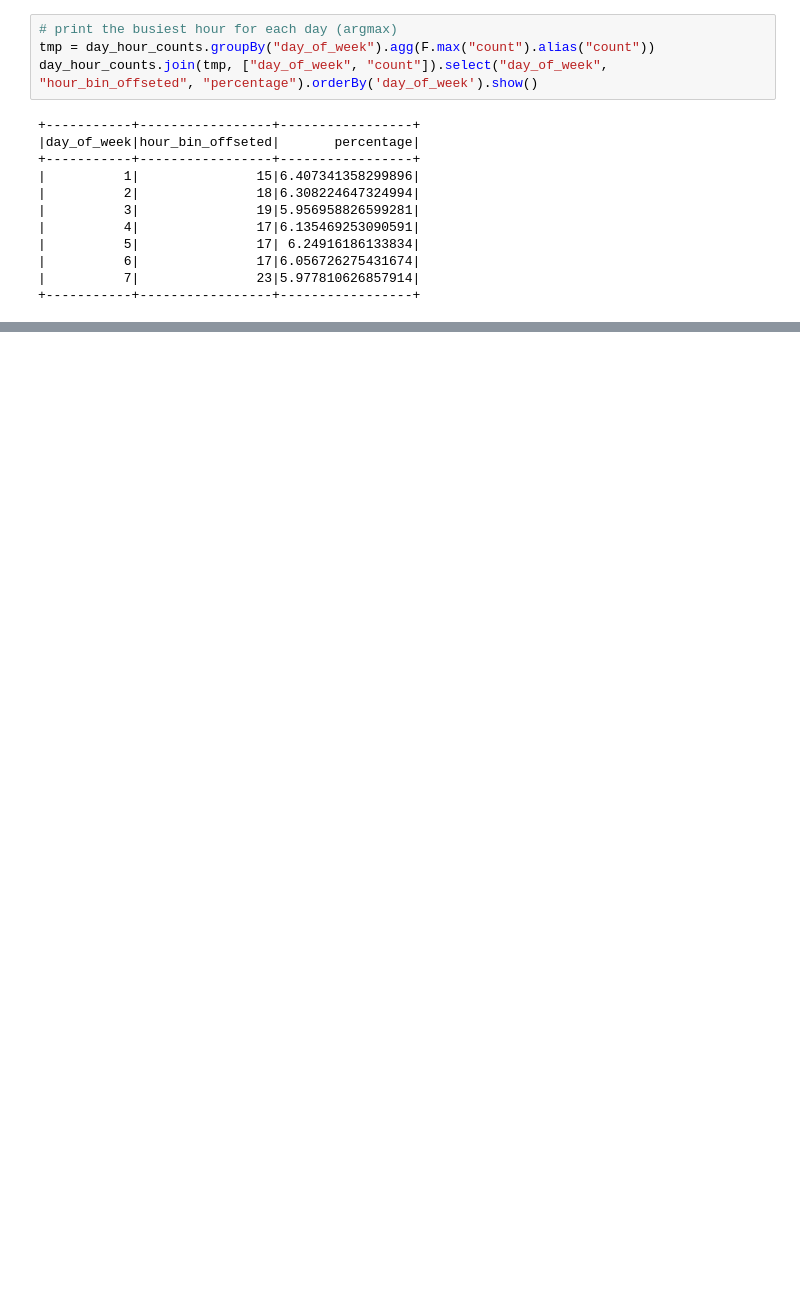
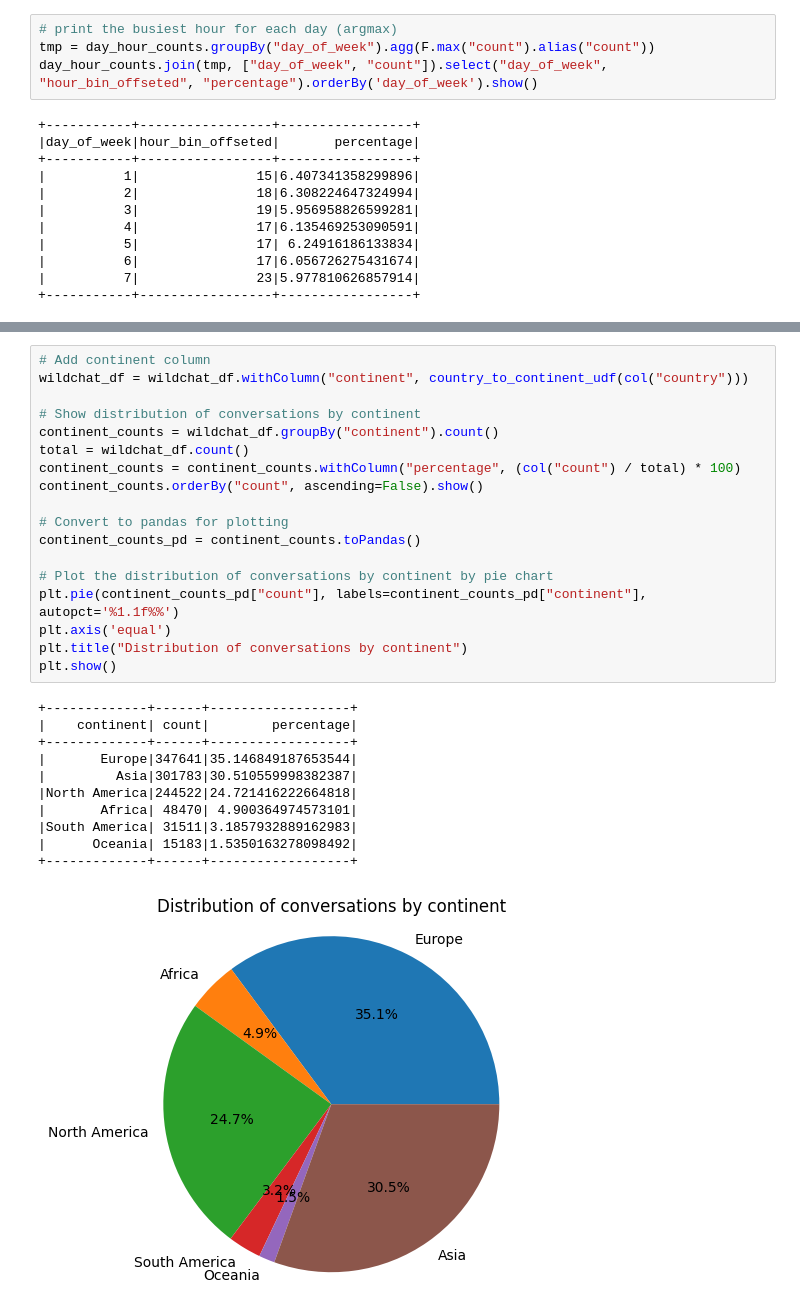
Before and after one commit to nlgkhoi/mbd-project-ut, a Jupyter notebook: khoi/notebook.ipynb, the cells around one changed output, grey strips where cells are left out. Cells and saved outputs as stored; diff of their text form; blank space fills up the shorter version.

```diff
--- a/khoi/notebook.ipynb
+++ b/khoi/notebook.ipynb
@@ -1137,0 +1244,30 @@ day_hour_counts.join(tmp, ["day_of_week", "count"]).select("day_of_week", "hour_
+# %%
+# Add continent column
+wildchat_df = wildchat_df.withColumn("continent", country_to_continent_udf(col("country")))
+
+# Show distribution of conversations by continent
+continent_counts = wildchat_df.groupBy("continent").count()
+total = wildchat_df.count()
+continent_counts = continent_counts.withColumn("percentage", (col("count") / total) * 100)
+continent_counts.orderBy("count", ascending=False).show()
+
+# Convert to pandas for plotting
+continent_counts_pd = continent_counts.toPandas()
+
+# Plot the distribution of conversations by continent by pie chart
+plt.pie(continent_counts_pd["count"], labels=continent_counts_pd["continent"], autopct='%1.1f%%')
+plt.axis('equal')
+plt.title("Distribution of conversations by continent")
+plt.show()
+# %% [output]
++-------------+------+------------------+
+|    continent| count|        percentage|
++-------------+------+------------------+
+|       Europe|347641|35.146849187653544|
+|         Asia|301783|30.510559998382387|
+|North America|244522|24.721416222664818|
+|       Africa| 48470| 4.900364974573101|
+|South America| 31511|3.1857932889162983|
+|      Oceania| 15183|1.5350163278098492|
++-------------+------+------------------+
+[figure, added]
```
Also changed, not shown: parts of 61 cells of this notebook, 6 other files.
